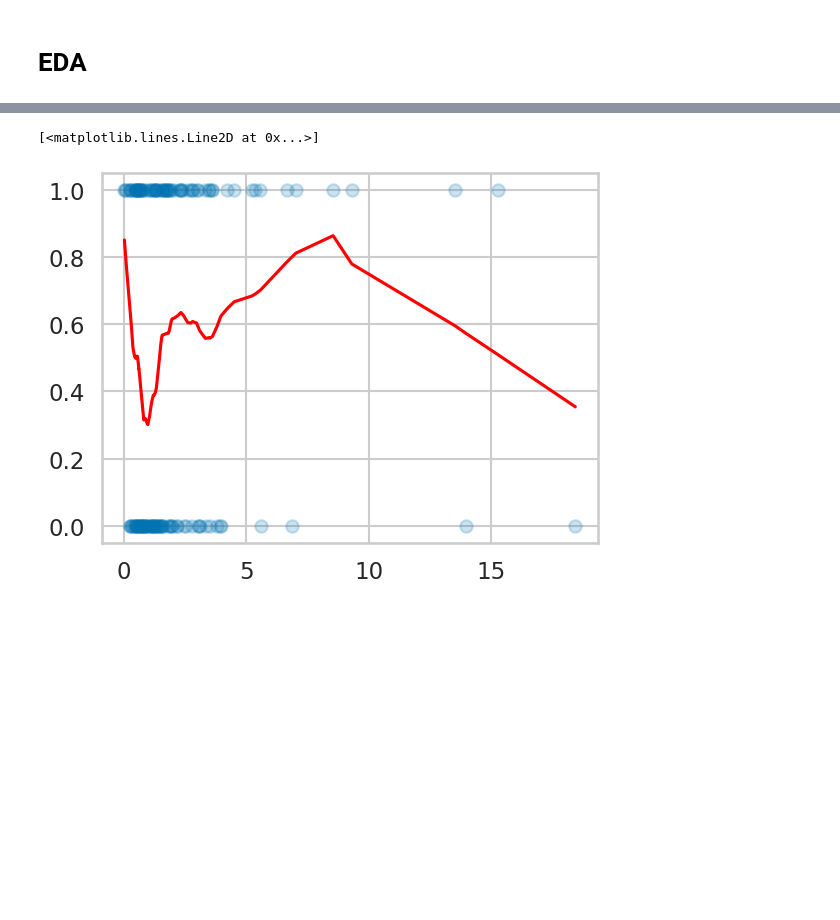
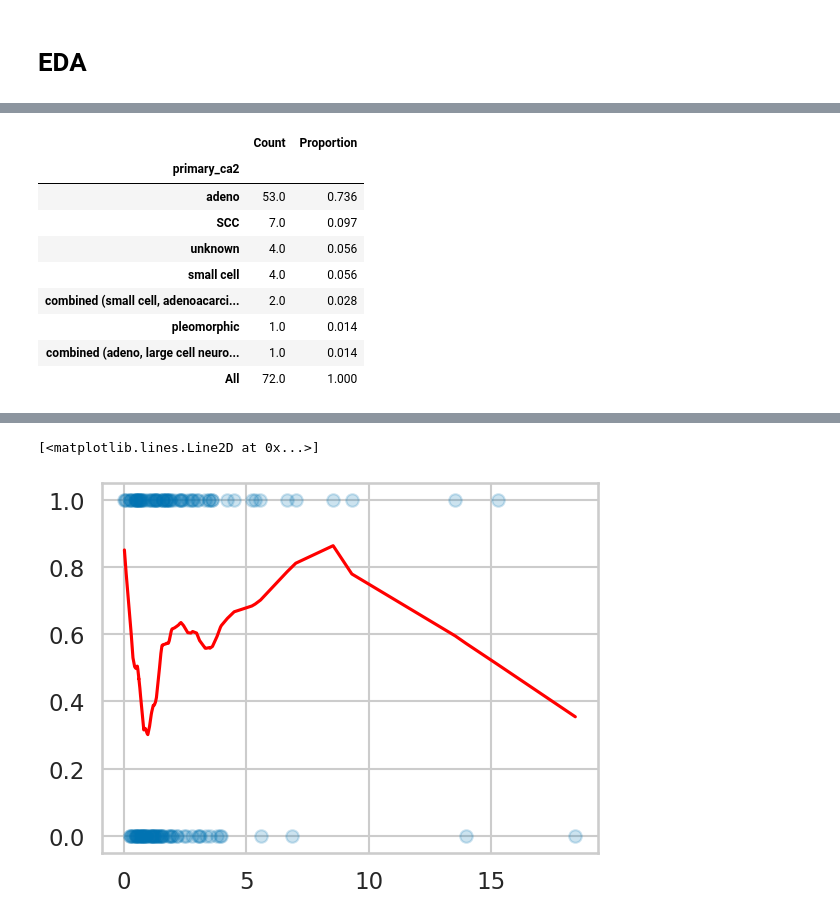
Before and after one commit to HonSou0095/SRS_mets_2, a Jupyter notebook: SRS_mets_2.ipynb, the cells around one changed output, grey strips where cells are left out. Drawn from its saved outputs; the diff is of its cells as text; code cells hidden in the pictures; blank space fills up the shorter version.

```diff
--- a/SRS_mets_2.ipynb
+++ b/SRS_mets_2.ipynb
@@ -82,9 +82,13 @@ Successfully installed autograd-gamma-0.5.0 formulaic-1.2.1 interface-meta-1.3.0
 ## custom functions
 # %%
 def category(df, col):
-    a = df[col].value_counts()
-    b = df[col].value_counts(normalize=True)
-    return pd.concat([a, b], axis=1)
+    a = df[col].value_counts(dropna=False)
+    b = df[col].value_counts(normalize=True, dropna=False)
+    result = pd.concat([a, b], axis=1)
+    result.columns = ['Count', 'Proportion']
+    result['Proportion'] = result['Proportion'].round(3)
+    result.loc['All'] = [a.sum(), 1.0]
+    return result
 
 # Shapiro-Wilk
 
@@ -609,0 +620,13 @@ pd.crosstab(SRS["pfossa"], SRS["local_failure"])
+# %%
+category(SRS[SRS.origin==0], "primary_ca2")
+# %% [output]
+|  | Count | Proportion |
+| primary_ca2 |  |  |
+| adeno | 53.0 | 0.736 |
+| SCC | 7.0 | 0.097 |
+| unknown | 4.0 | 0.056 |
+| small cell | 4.0 | 0.056 |
+| combined (small cell, adenoacarci... | 2.0 | 0.028 |
+| pleomorphic | 1.0 | 0.014 |
+| combined (adeno, large cell neuro... | 1.0 | 0.014 |
+| All | 72.0 | 1.000 |
```
Also changed, not shown: parts of 11 cells of this notebook.
